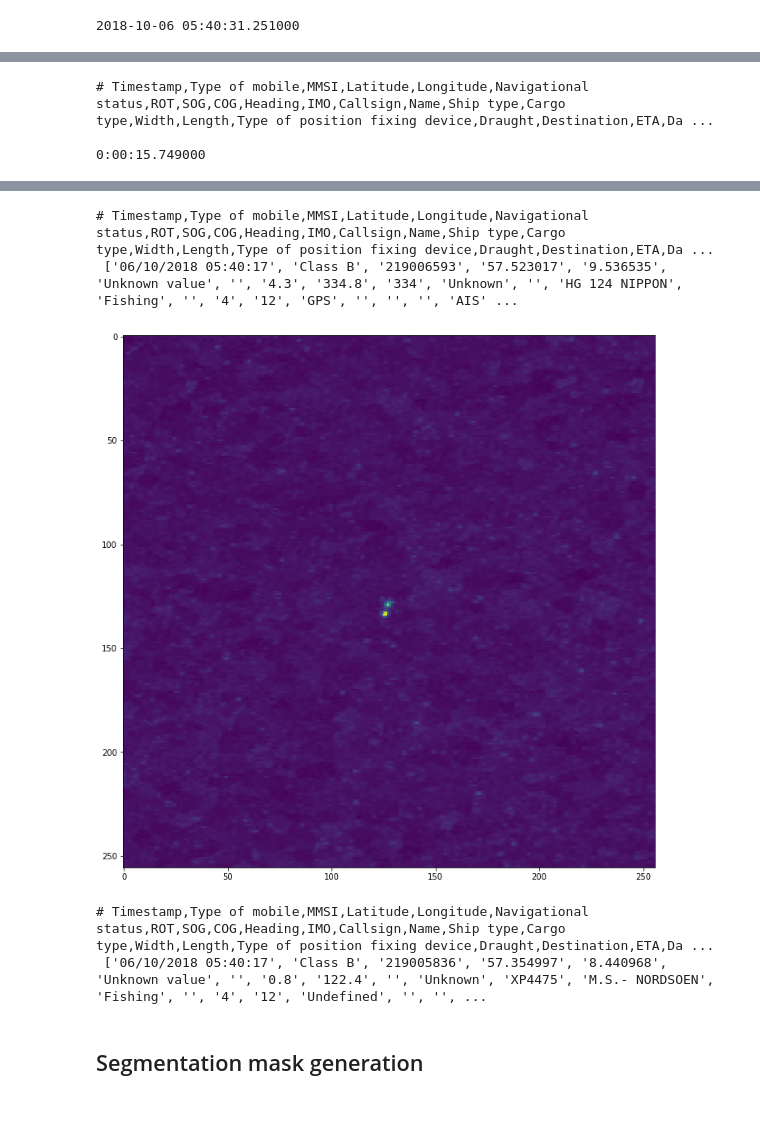
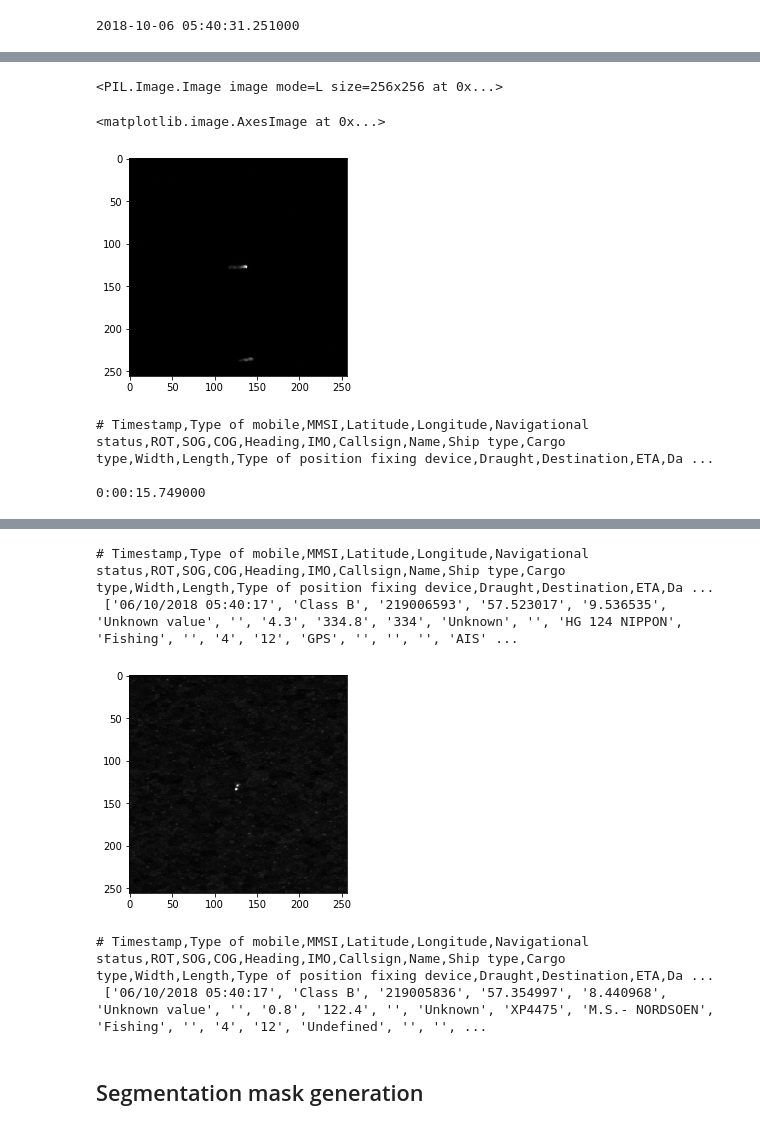
Before and after one commit to vipzpb/SAR-Ship-Detection, a Jupyter notebook: notebooks/sentinel_ais.ipynb, the cells around one changed output, grey strips where cells are left out. Cells and saved outputs as stored; diff of their text form; code cells hidden in the pictures.

```diff
--- a/notebooks/sentinel_ais.ipynb
+++ b/notebooks/sentinel_ais.ipynb
@@ -61,3 +57,13 @@ plt.imshow(img)
+# %%
+im = Image.fromarray(img.astype(np.uint8))
+print(im)
+# im.save("output.png", "PNG")
+plt.imshow(img,cmap='gray')
+# plt.imsave("test.png", img,cmap='gray')
+# %% [output]
+<PIL.Image.Image image mode=L size=256x256 at 0x...>
+<matplotlib.image.AxesImage at 0x...>
+[figure, added]
 # %%
 img_win = (256, 256)
 # %%
@@ -103,7 +109,7 @@ with open(ais_filename,'r') as file:
 0:00:15.749000
 # %%
 for img in imgs[24:26]:
-    plt.imshow(img[0])
+    plt.imshow(img[0],cmap='gray')
     plt.show()
     print(hdr, img[4])
 # %% [output]
@@ -111,6 +117,6 @@ for img in imgs[24:26]:
 # Timestamp,Type of mobile,MMSI,Latitude,Longitude,Navigational status,ROT,SOG,COG,Heading,IMO,Callsign,Name,Ship type,Cargo type,Width,Length,Type of position fixing device,Draught,Destination,ETA,Da ...
  ['06/10/2018 05:40:17', 'Class B', '219006593', '57.523017', '9.536535', 'Unknown value', '', '4.3', '334.8', '334', 'Unknown', '', 'HG 124 NIPPON', 'Fishing', '', '4', '12', 'GPS', '', '', '', 'AIS' ...
-[figure, old version]
+[figure, new version]
 # Timestamp,Type of mobile,MMSI,Latitude,Longitude,Navigational status,ROT,SOG,COG,Heading,IMO,Callsign,Name,Ship type,Cargo type,Width,Length,Type of position fixing device,Draught,Destination,ETA,Da ...
  ['06/10/2018 05:40:17', 'Class B', '219005836', '57.354997', '8.440968', 'Unknown value', '', '0.8', '122.4', '', 'Unknown', 'XP4475', 'M.S.- NORDSOEN', 'Fishing', '', '4', '12', 'Undefined', '', '', ...
 # %% [markdown]
```
Also changed, not shown: parts of 17 cells of this notebook, 1 other file.
